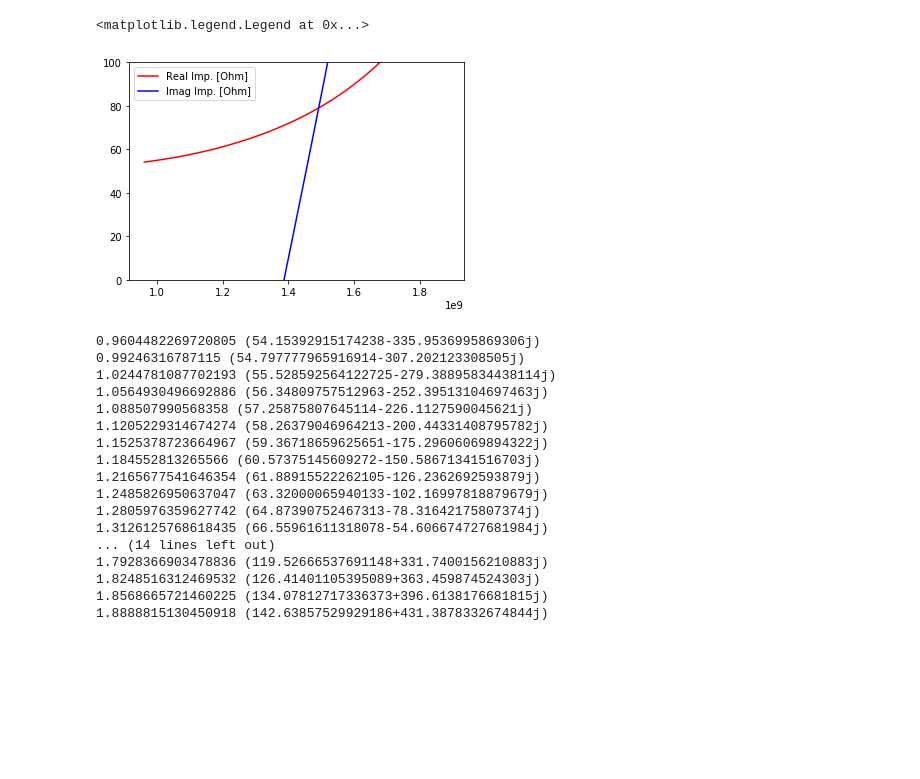
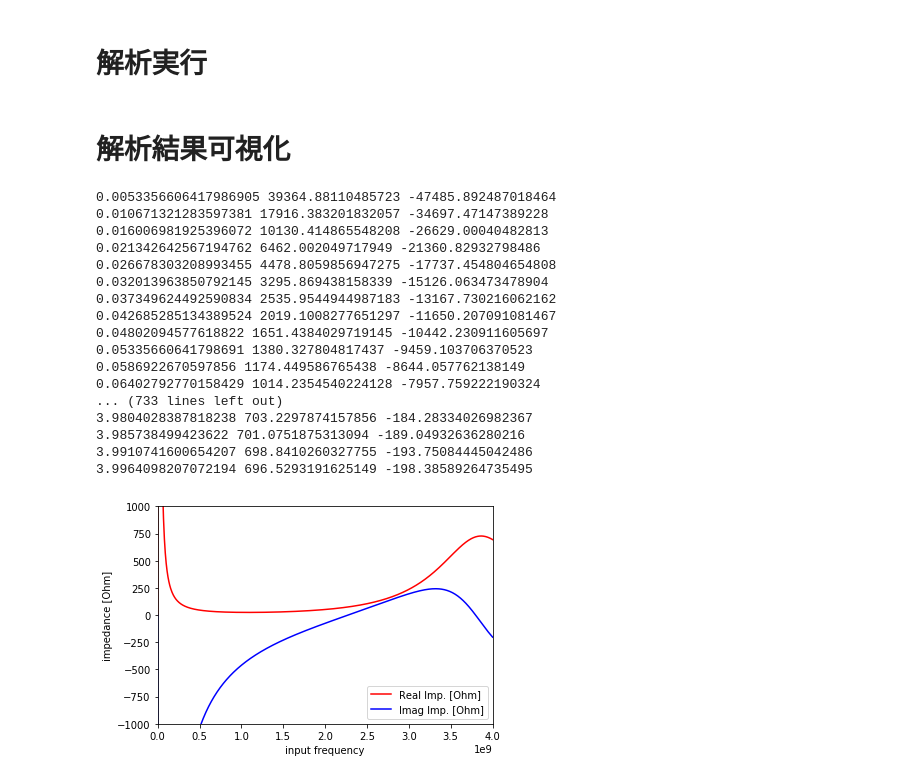
Before and after one commit to sandship/practice_fdtd, a Jupyter notebook: imp/3DFDTD.ipynb, the cells around one changed output. Drawn from its saved outputs; the diff is of its cells as text; code cells hidden in the pictures; blank space fills up the shorter version.

```diff
--- a/imp/3DFDTD.ipynb
+++ b/imp/3DFDTD.ipynb
@@ -132,32 +78,2 @@ plt.legend()
-# %%
-start = 30
-end = 60
-
-plt.plot(fl[start:end], np.real(np.fft.fft(vt)/np.fft.fft(it))[start:end], color="red", label="Real Imp. [Ohm]")
-plt.plot(fl[start:end], np.imag(np.fft.fft(vt)/np.fft.fft(it))[start:end], color="blue", label="Imag Imp. [Ohm]")
-plt.ylim(0, 100)
-plt.legend()
-# %% [output]
-<matplotlib.legend.Legend at 0x...>
-[figure, removed]
-# %%
-for f, imp in zip(fl[start:end]/10**9, np.fft.fft(vt)[start:end]/np.fft.fft(it)[start:end]):
-    print(f, imp)
-# %% [output]
-0.9604482269720805 (54.15392915174238-335.9536995869306j)
-0.99246316787115 (54.797777965916914-307.202123308505j)
-1.0244781087702193 (55.528592564122725-279.38895834438114j)
-1.0564930496692886 (56.34809757512963-252.39513104697463j)
-1.088507990568358 (57.25875807645114-226.1127590045621j)
-1.1205229314674274 (58.26379046964213-200.44331408795782j)
-1.1525378723664967 (59.36718659625651-175.29606069894322j)
-1.184552813265566 (60.57375145609272-150.58671341516703j)
-1.2165677541646354 (61.88915522262105-126.2362692593879j)
-1.2485826950637047 (63.32000065940133-102.16997818879679j)
-1.2805976359627742 (64.87390752467313-78.31642175807374j)
-1.3126125768618435 (66.55961611318078-54.606674727681984j)
-... (14 lines left out)
-1.7928366903478836 (119.52666537691148+331.7400156210883j)
-1.8248516312469532 (126.41401105395089+363.459874524303j)
-1.8568665721460225 (134.07812717336373+396.6138176681815j)
-1.8888815130450918 (142.63857529929186+431.3878332674844j)
+# %% [markdown]
+# 解析実行
@@ -163,0 +129,43 @@ for f, imp in zip(fl[start:end]/10**9, np.fft.fft(vt)[start:end]/np.fft.fft(it)[
+# %% [markdown]
+# 解析結果可視化
+# %%
+flist = np.linspace(0, 1/dt, nt)
+
+start = 0
+end = 4e9
+
+ifreq = np.fft.fft(itime)
+vfreq = np.fft.fft(vtime)
+zfreq = vfreq/ifreq
+
+fig = plt.figure()
+plt.plot(flist, np.real(zfreq), color="red", label="Real Imp. [Ohm]")
+plt.plot(flist, np.imag(zfreq), color="blue", label="Imag Imp. [Ohm]")
+plt.ylim(-1000, 1000)
+plt.xlim(start, end)
+plt.ylabel("impedance [Ohm]")
+plt.xlabel("input frequency")
+plt.legend()
+plt.savefig("dipole_imp.png")
+
+for f, zre, zim in zip(flist[(start < flist) & (flist < end)], np.real(zfreq[(start < flist) & (flist < end)]), np.imag(zfreq[(start < flist) & (flist < end)])):
+    print(f/1e9, zre, zim)
+# %% [output]
+0.0053356606417986905 39364.88110485723 -47485.892487018464
+0.010671321283597381 17916.383201832057 -34697.47147389228
+0.016006981925396072 10130.414865548208 -26629.00040482813
+0.021342642567194762 6462.002049717949 -21360.82932798486
+0.026678303208993455 4478.8059856947275 -17737.454804654808
+0.032013963850792145 3295.869438158339 -15126.063473478904
+0.037349624492590834 2535.9544944987183 -13167.730216062162
+0.042685285134389524 2019.1008277651297 -11650.207091081467
+0.04802094577618822 1651.4384029719145 -10442.230911605697
+0.05335660641798691 1380.327804817437 -9459.103706370523
+0.0586922670597856 1174.449586765438 -8644.057762138149
+0.06402792770158429 1014.2354540224128 -7957.759222190324
+... (733 lines left out)
+3.9804028387818238 703.2297874157856 -184.28334026982367
+3.985738499423622 701.0751875313094 -189.04932636280216
+3.9910741600654207 698.8410260327755 -193.75084445042486
+3.9964098207072194 696.5293191625149 -198.38589264735495
+[figure, added]
```
Also changed, not shown: parts of 11 cells of this notebook, 6 other files.
